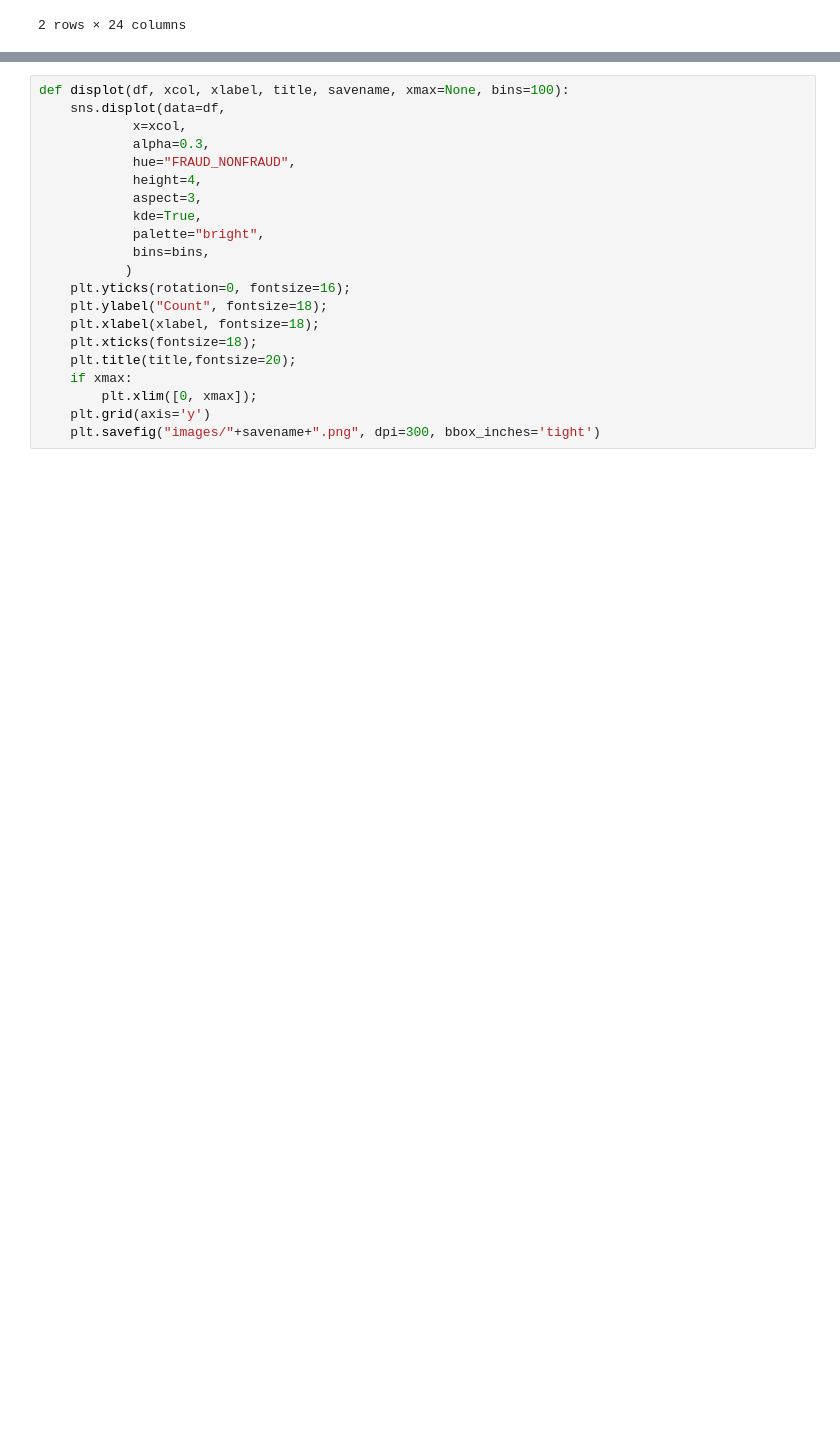
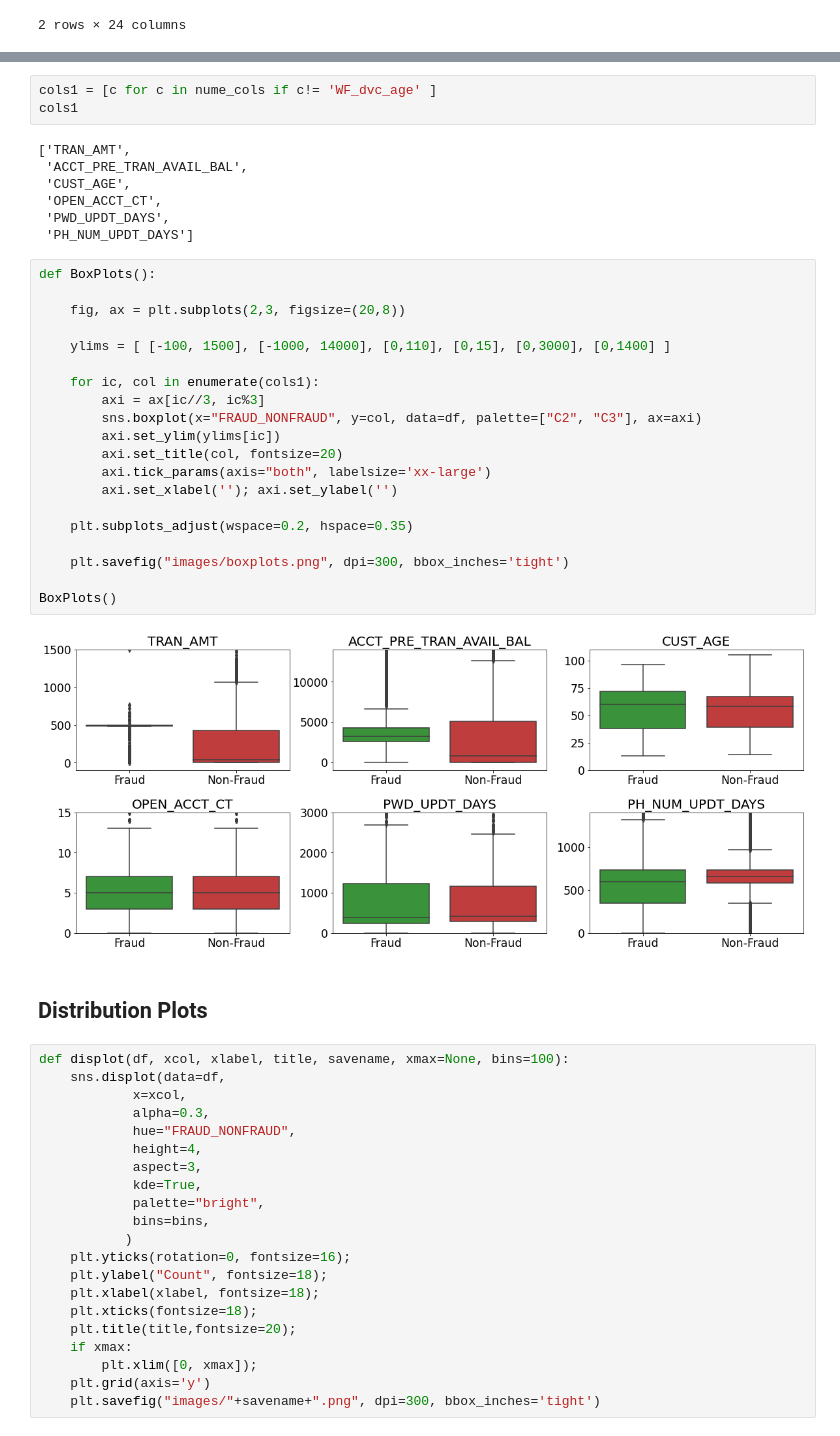
Before and after one commit to khanalg44/WellsFargoCampusChallenge2021, a Jupyter notebook: 00_EDA.ipynb, the cells around one changed output, grey strips where cells are left out. Drawn from its saved outputs; the diff is of its cells as text; blank space fills up the shorter version.

```diff
--- a/00_EDA.ipynb
+++ b/00_EDA.ipynb
@@ -449,3 +469,37 @@ df[nume_cols].head(2)
+# %%
+cols1 = [c for c in nume_cols if c!= 'WF_dvc_age' ]
+cols1
+# %% [output]
+['TRAN_AMT',
+ 'ACCT_PRE_TRAN_AVAIL_BAL',
+ 'CUST_AGE',
+ 'OPEN_ACCT_CT',
+ 'PWD_UPDT_DAYS',
+ 'PH_NUM_UPDT_DAYS']
+# %%
+def BoxPlots():
+
+    fig, ax = plt.subplots(2,3, figsize=(20,8))
+
+    ylims = [ [-100, 1500], [-1000, 14000], [0,110], [0,15], [0,3000], [0,1400] ]
+
+    for ic, col in enumerate(cols1):
+        axi = ax[ic//3, ic%3]
+        sns.boxplot(x="FRAUD_NONFRAUD", y=col, data=df, palette=["C2", "C3"], ax=axi)
+        axi.set_ylim(ylims[ic])
+        axi.set_title(col, fontsize=20)
+        axi.tick_params(axis="both", labelsize='xx-large')
+        axi.set_xlabel(''); axi.set_ylabel('')
+
+    plt.subplots_adjust(wspace=0.2, hspace=0.35)
+
+    plt.savefig("images/boxplots.png", dpi=300, bbox_inches='tight')
+
+BoxPlots()
+# %% [output]
+[figure, added]
+# %% [markdown]
+## Distribution Plots
 # %%
 def displot(df, xcol, xlabel, title, savename, xmax=None, bins=100):
     sns.displot(data=df,
```
Also changed, not shown: parts of 30 cells of this notebook, 7 other files.
